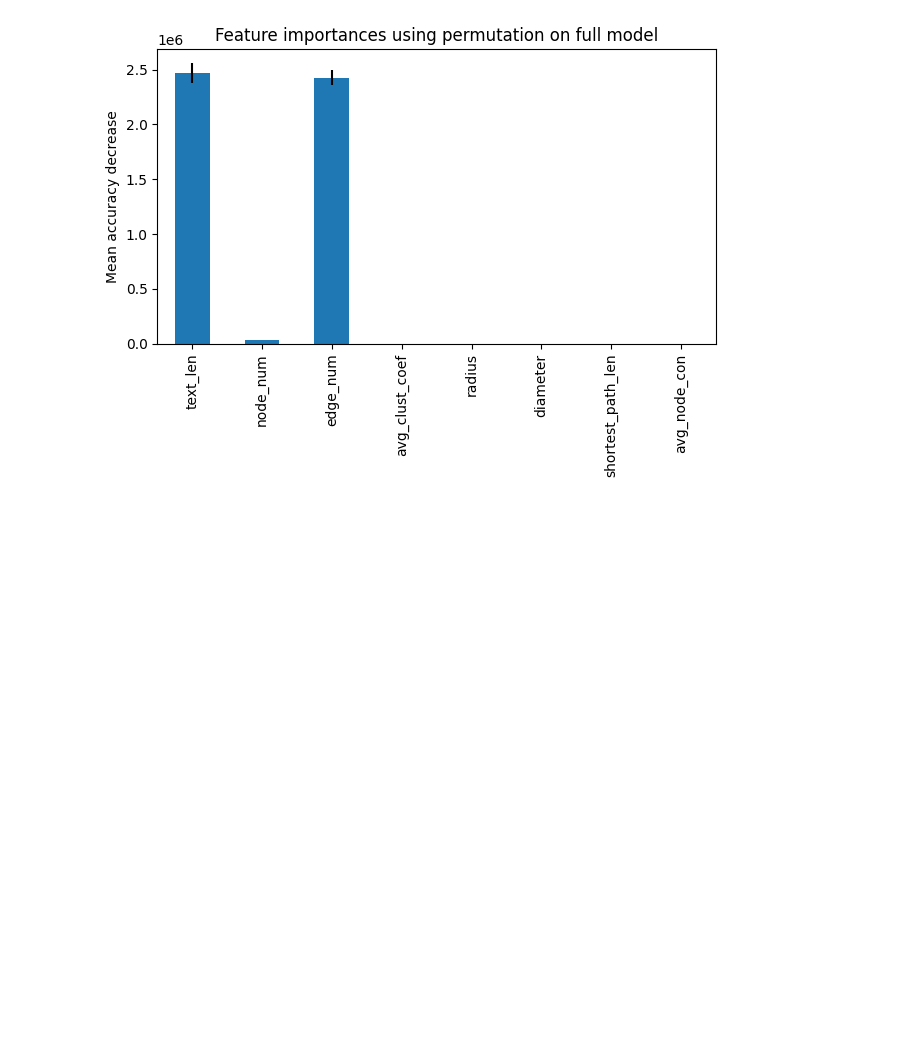
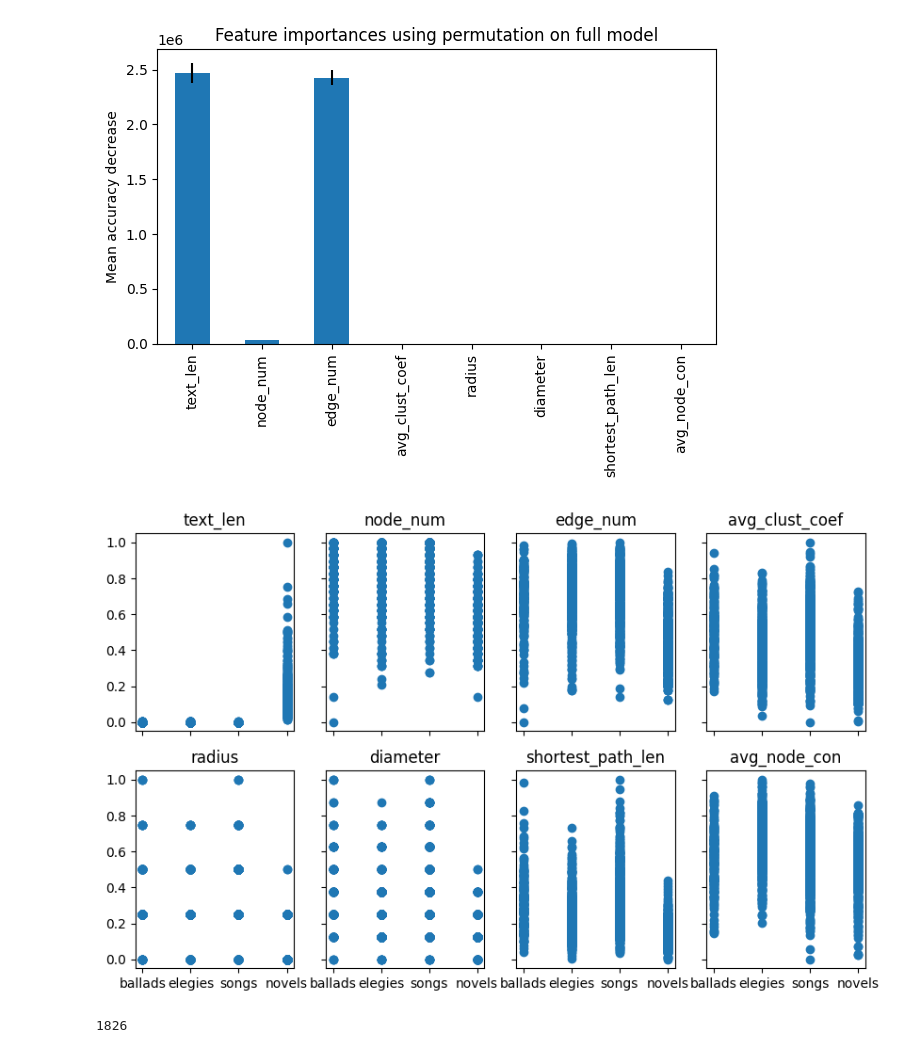
Before and after one commit to imusaeva99/literary_genre_identifier, a Jupyter notebook: notebooks/word2vec.ipynb, the cells around one changed output. Cells and saved outputs as stored; diff of their text form; code cells hidden in the pictures; blank space fills up the shorter version.

Commit message:
new 32 features + clustering

```diff
--- a/notebooks/word2vec.ipynb
+++ b/notebooks/word2vec.ipynb
@@ -130,17 +119,17 @@ len(true_labels)
 # %%
 import pickle
 
-with open('sent_features.pickle', 'wb') as f:
-    pickle.dump(sent_features, f)
+#with open('sent_features.pickle', 'wb') as f:
+#    pickle.dump(sent_features, f)
 
-#with open('sent_features.pickle', 'rb') as f:
-#    sent_features = pickle.load(f)
+with open('sent_features.pickle', 'rb') as f:
+    sent_features = pickle.load(f)
 
-with open('true_labels.pickle', 'wb') as f:
-    pickle.dump(true_labels, f)
+#with open('true_labels.pickle', 'wb') as f:
+#    pickle.dump(true_labels, f)
 
-#with open('true_labels.pickle', 'rb') as f:
-#    true_labels = pickle.load(f)
+with open('true_labels.pickle', 'rb') as f:
+    true_labels = pickle.load(f)
 # %%
 from collections import defaultdict
 from sklearn import metrics
@@ -270,3 +260,30 @@ fig.tight_layout()
 plt.show()
 # %% [output]
 [figure]
+# %%
+fig, axs = plt.subplots(2, 4, figsize=(10, 6))
+
+def normalize(x):
+    return (x-np.min(x))/(np.max(x)-np.min(x))
+
+axs[0, 0].scatter(true_labels, normalize(np.array(sent_features)[:,0]))
+axs[0, 0].set_title('text_len')
+axs[0, 1].scatter(true_labels, normalize(np.array(sent_features)[:,1]))
+axs[0, 1].set_title('node_num')
+axs[0, 2].scatter(true_labels, normalize(np.array(sent_features)[:,2]))
+axs[0, 2].set_title('edge_num')
+axs[0, 3].scatter(true_labels, normalize(np.array(sent_features)[:,3]))
+axs[0, 3].set_title('avg_clust_coef')
+axs[1, 0].scatter(true_labels, normalize(np.array(sent_features)[:,4]))
+axs[1, 0].set_title('radius')
+axs[1, 1].scatter(true_labels, normalize(np.array(sent_features)[:,5]))
+axs[1, 1].set_title('diameter')
+axs[1, 2].scatter(true_labels, normalize(np.array(sent_features)[:,6]))
+axs[1, 2].set_title('shortest_path_len')
+axs[1, 3].scatter(true_labels, normalize(np.array(sent_features)[:,7]))
+axs[1, 3].set_title('avg_node_con')
+
+for ax in axs.flat:
+    ax.label_outer()
+# %% [output]
+[figure, added]
@@ -272,0 +309,4 @@ plt.show()
+# %%
+len(rel_freqs)
+# %% [output]
+1826
```
Also changed, not shown: parts of 18 cells of this notebook.
